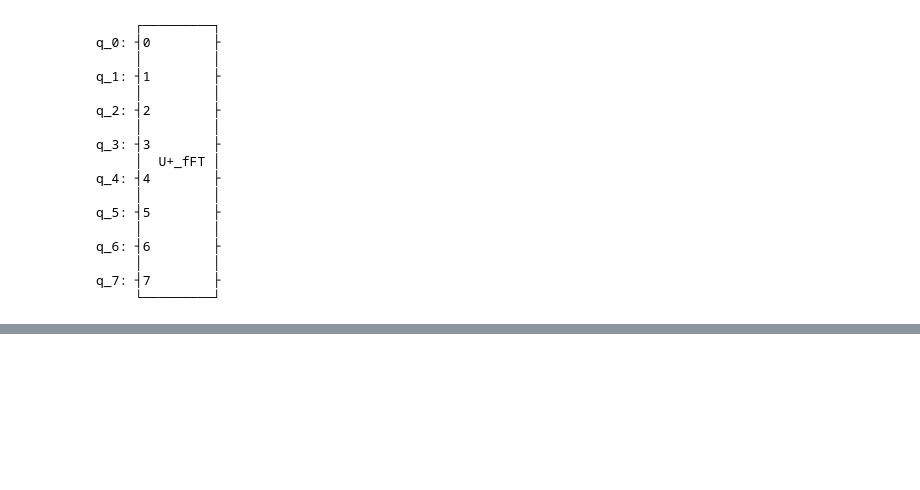
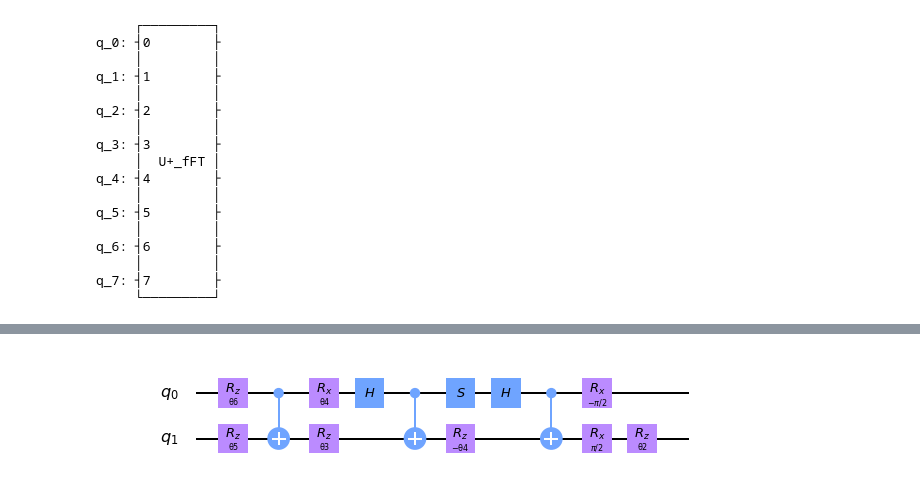
Before and after one commit to jacarolan/QuSpinLatticeFermions, a Jupyter notebook: fFT Quantum Circuit.ipynb, the cells around one changed output, grey strips where cells are left out. Cells and saved outputs as stored; diff of their text form; code cells hidden in the pictures; blank space fills up the shorter version.

```diff
--- a/fFT Quantum Circuit.ipynb
+++ b/fFT Quantum Circuit.ipynb
@@ -171,0 +249,26 @@ q_7: ┤7        ├
+# %%
+qcirc = QuantumCircuit(2)
+theta6 = Parameter('θ6')
+theta5 = Parameter('θ5')
+theta2 = Parameter('θ2')
+theta4 = Parameter('θ4')
+theta3 = Parameter('θ3')
+mtheta4 = Parameter('-θ4')
+qcirc.rz(theta6,0)
+qcirc.rz(theta5,1)
+qcirc.cx(0,1)
+qcirc.rx(theta4,0)
+qcirc.rz(theta3,1)
+qcirc.h(0)
+qcirc.cx(0,1)
+qcirc.rz(mtheta4,1)
+qcirc.s(0)
+qcirc.h(0)
+qcirc.cx(0,1)
+qcirc.rx(-np.pi/2,0)
+qcirc.rx(np.pi/2,1)
+
+qcirc.rz(theta2,1)
+qcirc.draw("mpl")
+# %% [output]
+[figure, added]
```
Also changed, not shown: parts of 9 cells of this notebook.
